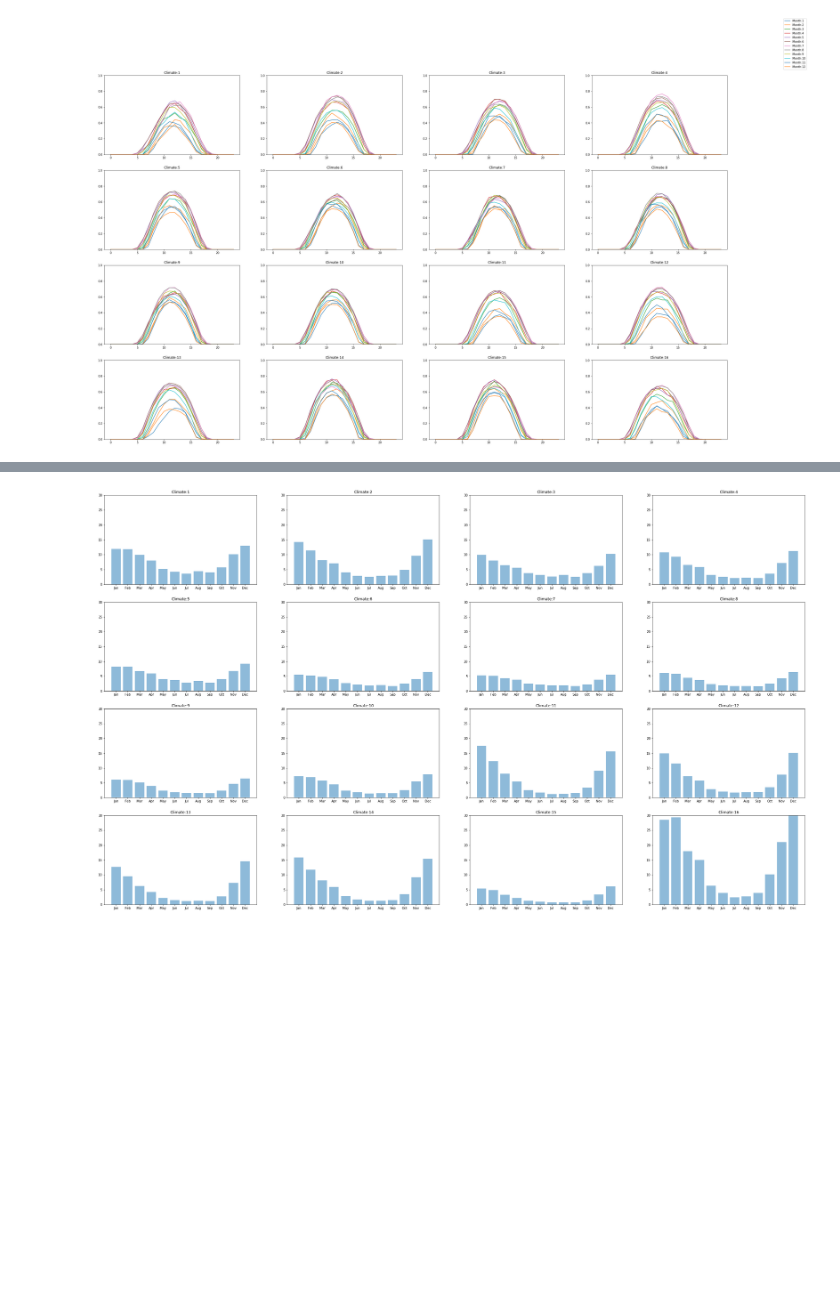
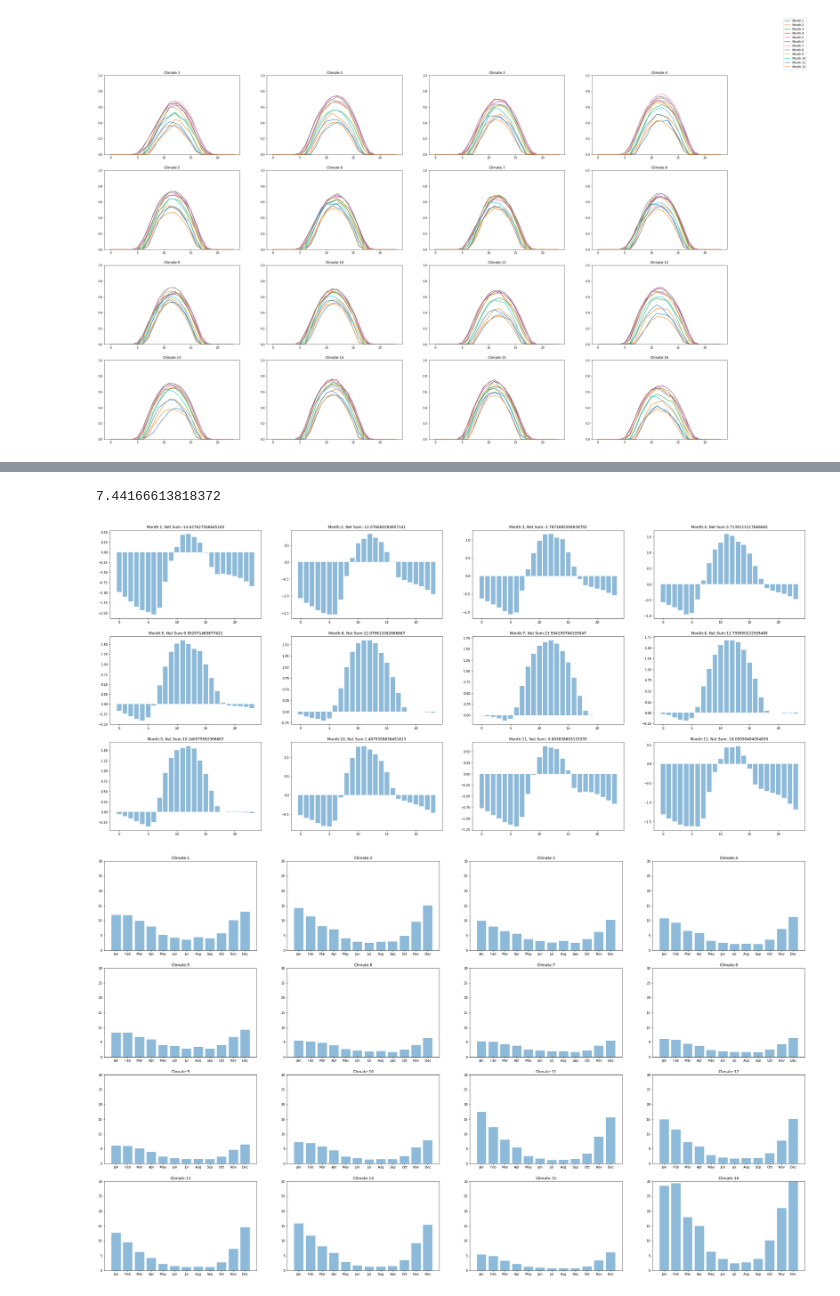
Before and after one commit to BuildingDecarb/URAP_2020, a Jupyter notebook: LoadBalanceGraphing.ipynb, the cells around one changed output, grey strips where cells are left out. Drawn from its saved outputs; the diff is of its cells as text; code cells hidden in the pictures; blank space fills up the shorter version.

```diff
--- a/LoadBalanceGraphing.ipynb
+++ b/LoadBalanceGraphing.ipynb
@@ -452,3 +551,29 @@ plt.show()
+# %%
+# Now we plot by month for a specific climate zone, and the scale is the array sizing ratio
+
+scale = 2.5  # scale values here
+climate = 16  # pick climate here
+
+total_net_sum = 0  # we want this to be as close to 0 as we can. Running total of all sum(hourData)
+fig = plt.figure()
+fig.set_size_inches(40, 24)
+fig.subplots_adjust(hspace=0.2, wspace=0.2)
+for month in range(1, 13):
+    hourData = []
+    y_pos = np.arange(24)
+    ax = fig.add_subplot(4, 4, month)
+    for hour in range(0, 24):
+        hourDiff = scaledAverage_PV(month, 2019, climate, scale)[hour] - average_HP_SH(month, 2019, climate)[hour]
+        hourData.append(hourDiff)
+    plt.bar(y_pos, hourData, align='center', alpha=0.5)
+    total_net_sum += sum(hourData)
+    plt.title("Month:" + str(month) + ", Net Sum:" + str(sum(hourData)))
+
+print(total_net_sum)
+plt.show()
+# %% [output]
+7.44166613818372
+[figure, added]
 # %%
 # Total area underneath the WH+SH curve for each month and each climate zone
 fig = plt.figure()
```
Also changed, not shown: parts of 10 cells of this notebook.
